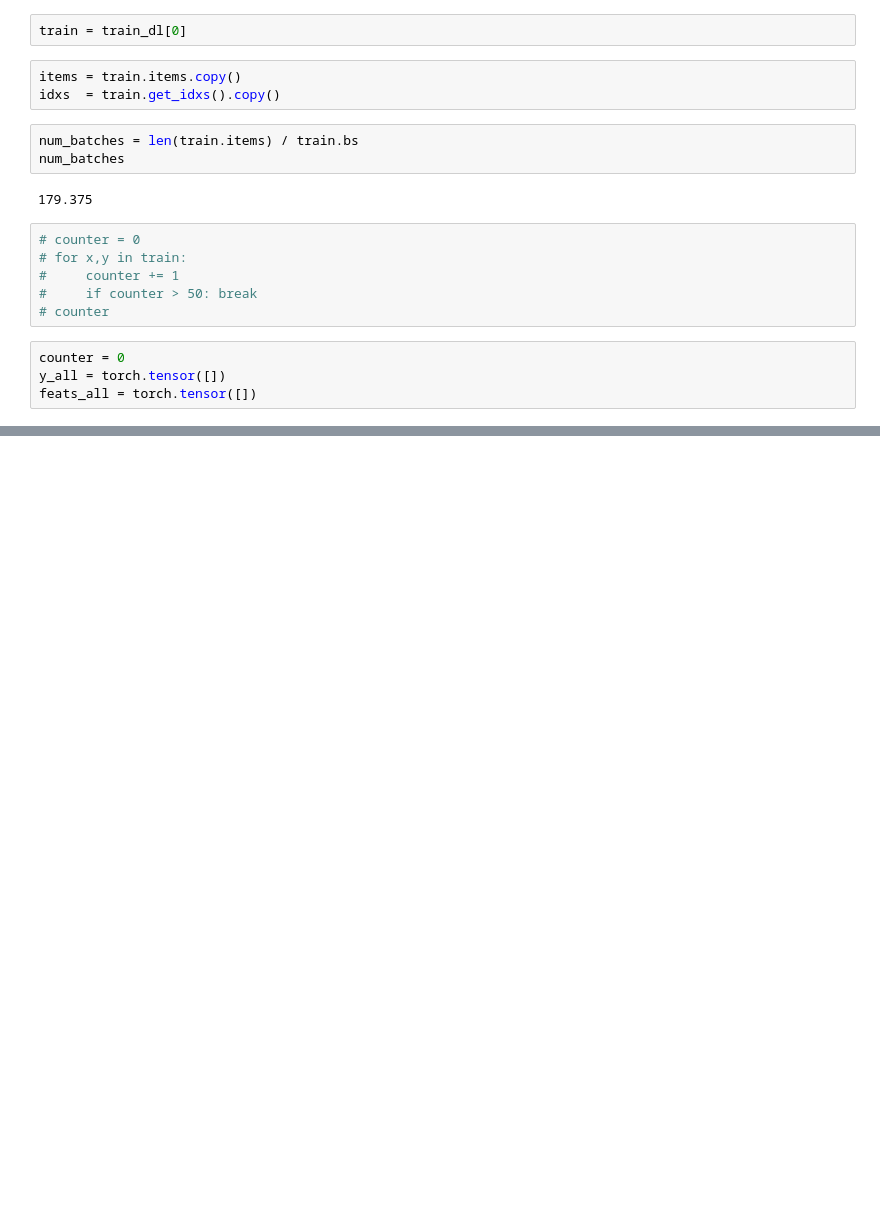
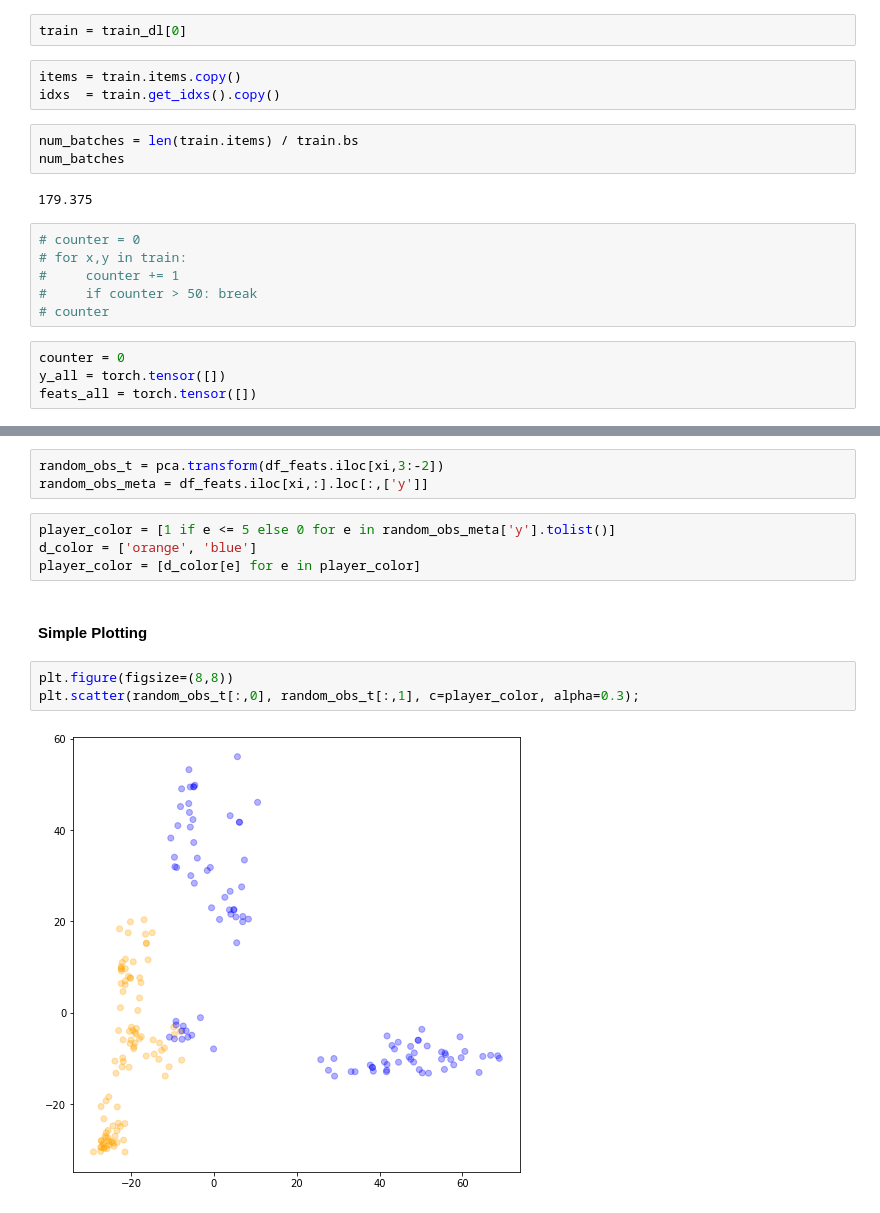
Before and after one commit to sutt/fastai2-dev, a Jupyter notebook: chess-classification-hw/nbs-oct/examine-feats-2.ipynb, the cells around one changed output, grey strips where cells are left out. Cells and saved outputs as stored; diff of their text form; blank space fills up the shorter version.

```diff
--- a/chess-classification-hw/nbs-oct/examine-feats-2.ipynb
+++ b/chess-classification-hw/nbs-oct/examine-feats-2.ipynb
@@ -152,0 +271,14 @@ y_all.shape
+# %%
+random_obs_t = pca.transform(df_feats.iloc[xi,3:-2])
+random_obs_meta = df_feats.iloc[xi,:].loc[:,['y']]
+# %%
+player_color = [1 if e <= 5 else 0 for e in random_obs_meta['y'].tolist()]
+d_color = ['orange', 'blue']
+player_color = [d_color[e] for e in player_color]
+# %% [markdown]
+#### Simple Plotting
+# %%
+plt.figure(figsize=(8,8))
+plt.scatter(random_obs_t[:,0], random_obs_t[:,1], c=player_color, alpha=0.3);
+# %% [output]
+[figure, added]
```
Also changed, not shown: parts of 29 cells of this notebook.
